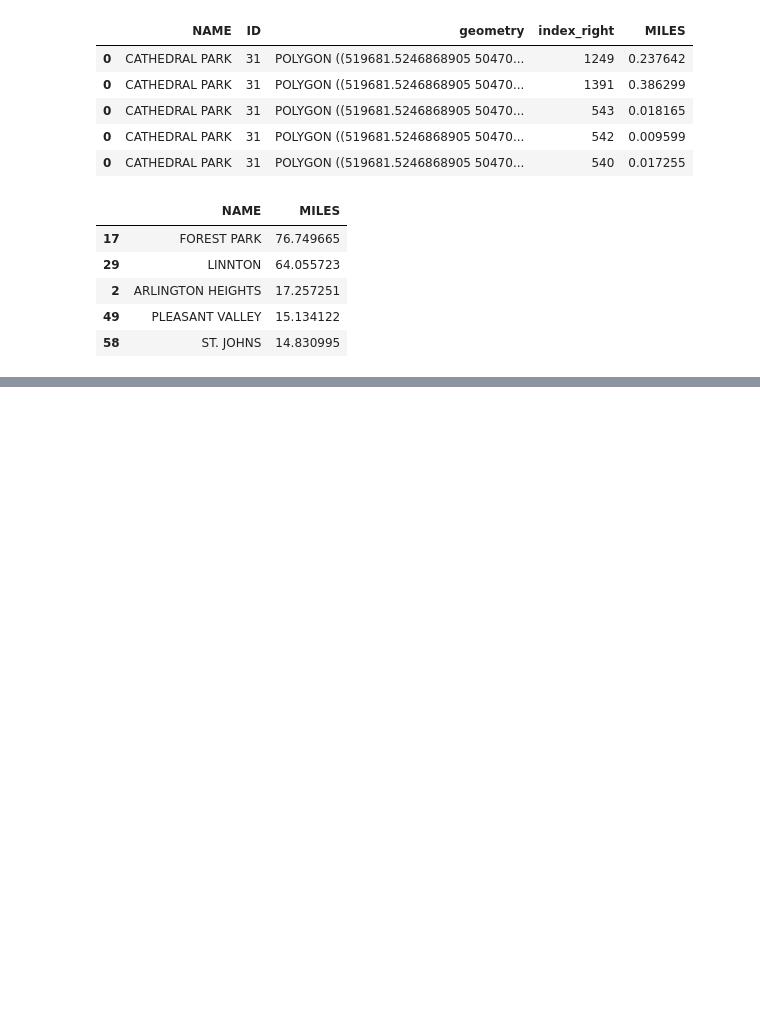
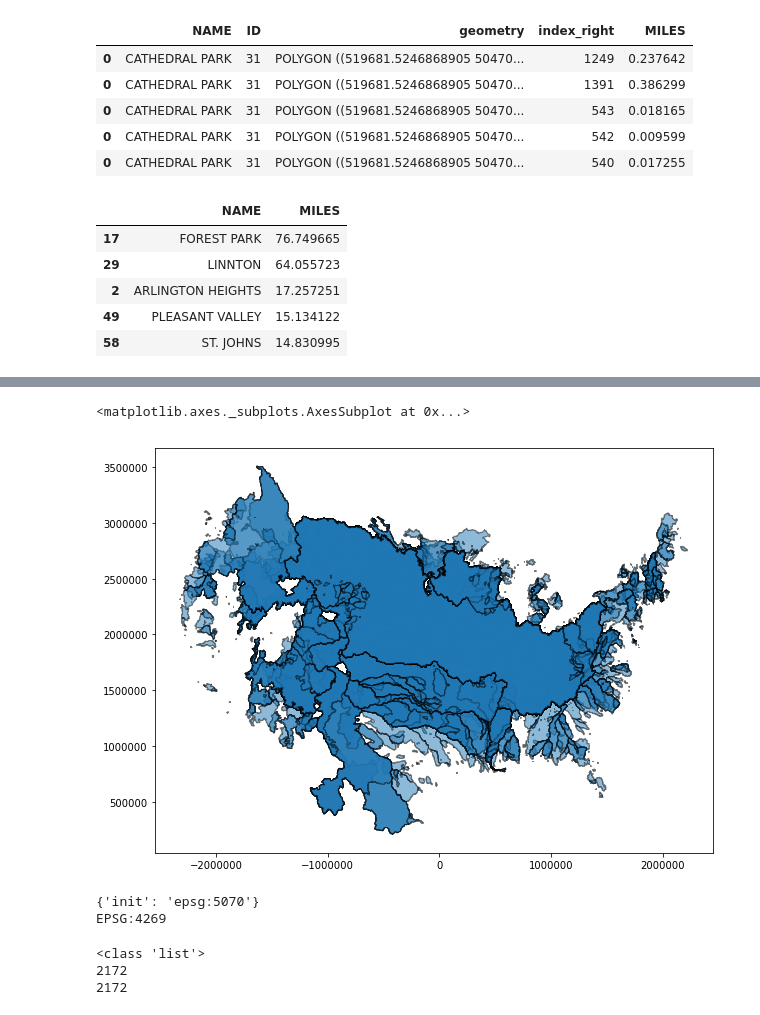
Before and after one commit to mhweber/GIS_Workgroup2019, a Jupyter notebook: PythonGroupTalk.ipynb, the cells around one changed output, grey strips where cells are left out. Drawn from its saved outputs; the diff is of its cells as text; code cells hidden in the pictures; blank space fills up the shorter version.

```diff
--- a/PythonGroupTalk.ipynb
+++ b/PythonGroupTalk.ipynb
@@ -310,0 +421,3 @@ import rasterio as rio
+# %%
+wshds = gpd.read_file('NRSA0809_Watersheds.shp')
+wshds.head()
@@ -310,0 +431,14 @@ import rasterio as rio
+# %%
+%matplotlib inline
+wshds.plot(figsize=(10, 10), alpha=0.5, edgecolor='k')
+# %% [output]
+<matplotlib.axes._subplots.AxesSubplot at 0x...>
+[figure, added]
+# %%
+# raster and GeoDataFrame must be same CRS:
+print(wshds.crs)
+print(raster.crs)
+wshds = wshds.to_crs({'init': 'epsg:4269'})
+# %% [output]
+{'init': 'epsg:5070'}
+EPSG:4269
@@ -310,0 +450,8 @@ import rasterio as rio
+# %%
+print(type(zs_wshds)), print(len(zs_wshds))
+print(len(wshds))
+head(zs_wshds)
+# %% [output]
+<class 'list'>
+2172
+2172
```
Also changed, not shown: parts of 31 cells of this notebook.
